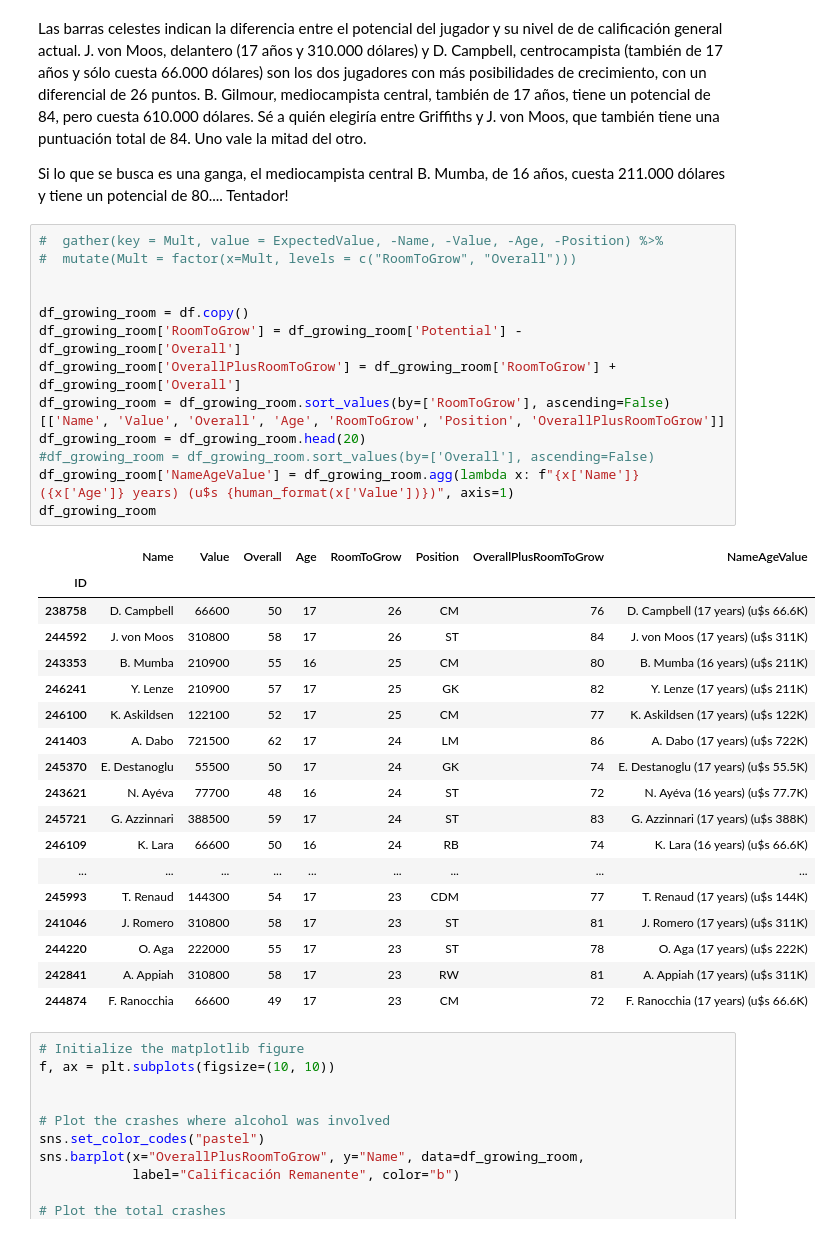
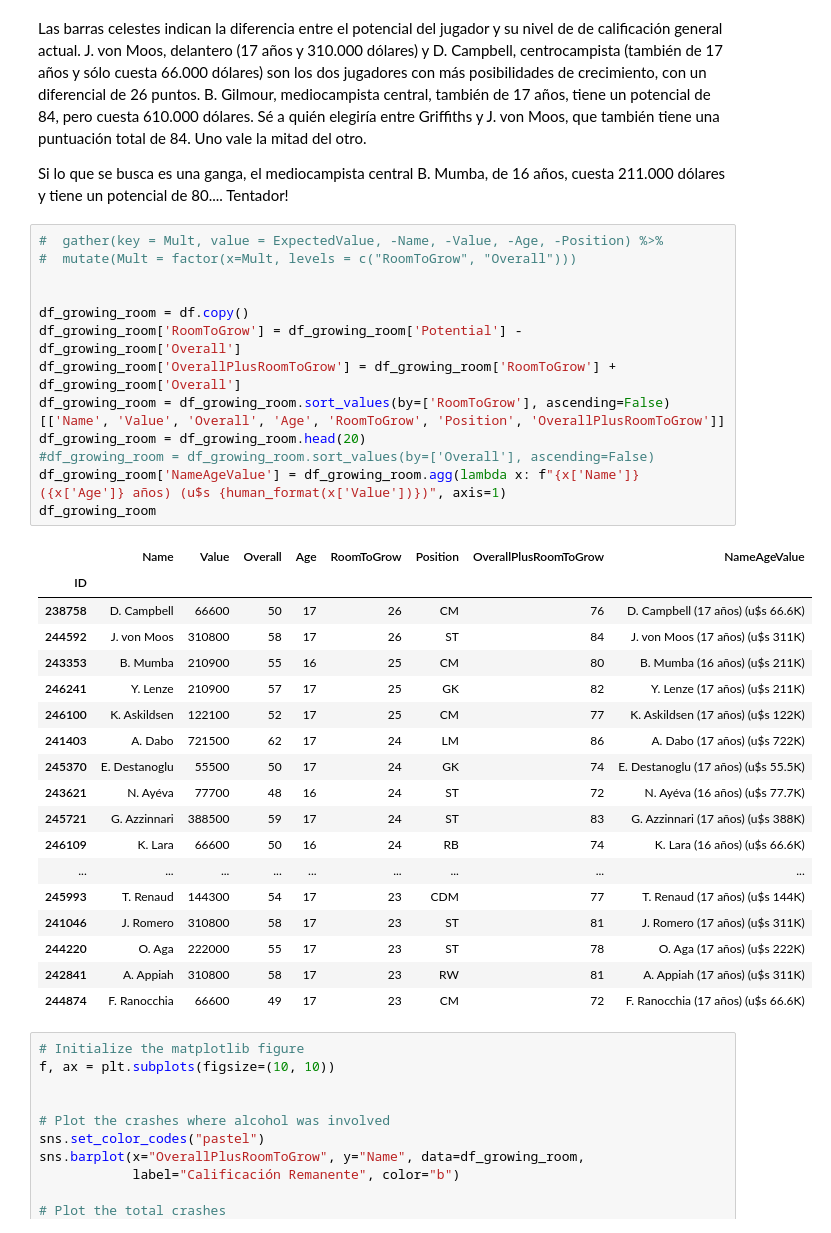
Before and after one commit to raulcarlomagno/dmuba-especializacion-futbol, a Jupyter notebook: main.ipynb, the cells around one changed output. Drawn from its saved outputs; the diff is of its cells as text.

```diff
--- a/main.ipynb
+++ b/main.ipynb
@@ -632,35 +632,35 @@ Si lo que se busca es una ganga, el mediocampista central B. Mumba, de 16 años,
 # %%
 #  gather(key = Mult, value = ExpectedValue, -Name, -Value, -Age, -Position) %>%
 #  mutate(Mult = factor(x=Mult, levels = c("RoomToGrow", "Overall")))
 
 
 df_growing_room = df.copy()
 df_growing_room['RoomToGrow'] = df_growing_room['Potential'] - df_growing_room['Overall']
 df_growing_room['OverallPlusRoomToGrow'] = df_growing_room['RoomToGrow'] + df_growing_room['Overall']
 df_growing_room = df_growing_room.sort_values(by=['RoomToGrow'], ascending=False)[['Name', 'Value', 'Overall', 'Age', 'RoomToGrow', 'Position', 'OverallPlusRoomToGrow']]
 df_growing_room = df_growing_room.head(20)
 #df_growing_room = df_growing_room.sort_values(by=['Overall'], ascending=False)
-df_growing_room['NameAgeValue'] = df_growing_room.agg(lambda x: f"{x['Name']} ({x['Age']} years) (u$s {human_format(x['Value'])})", axis=1)
+df_growing_room['NameAgeValue'] = df_growing_room.agg(lambda x: f"{x['Name']} ({x['Age']} años) (u$s {human_format(x['Value'])})", axis=1)
 df_growing_room
 # %% [output]
 |  | Name | Value | Overall | Age | RoomToGrow | Position | OverallPlusRoomToGrow | NameAgeValue |
 | ID |  |  |  |  |  |  |  |  |
-| 238758 | D. Campbell | 66600 | 50 | 17 | 26 | CM | 76 | D. Campbell (17 years) (u$s 66.6K) |
-| 244592 | J. von Moos | 310800 | 58 | 17 | 26 | ST | 84 | J. von Moos (17 years) (u$s 311K) |
-| 243353 | B. Mumba | 210900 | 55 | 16 | 25 | CM | 80 | B. Mumba (16 years) (u$s 211K) |
-| 246241 | Y. Lenze | 210900 | 57 | 17 | 25 | GK | 82 | Y. Lenze (17 years) (u$s 211K) |
-| 246100 | K. Askildsen | 122100 | 52 | 17 | 25 | CM | 77 | K. Askildsen (17 years) (u$s 122K) |
-| 241403 | A. Dabo | 721500 | 62 | 17 | 24 | LM | 86 | A. Dabo (17 years) (u$s 722K) |
-| 245370 | E. Destanoglu | 55500 | 50 | 17 | 24 | GK | 74 | E. Destanoglu (17 years) (u$s 55.5K) |
-| 243621 | N. Ayéva | 77700 | 48 | 16 | 24 | ST | 72 | N. Ayéva (16 years) (u$s 77.7K) |
-| 245721 | G. Azzinnari | 388500 | 59 | 17 | 24 | ST | 83 | G. Azzinnari (17 years) (u$s 388K) |
-| 246109 | K. Lara | 66600 | 50 | 16 | 24 | RB | 74 | K. Lara (16 years) (u$s 66.6K) |
+| 238758 | D. Campbell | 66600 | 50 | 17 | 26 | CM | 76 | D. Campbell (17 años) (u$s 66.6K) |
+| 244592 | J. von Moos | 310800 | 58 | 17 | 26 | ST | 84 | J. von Moos (17 años) (u$s 311K) |
+| 243353 | B. Mumba | 210900 | 55 | 16 | 25 | CM | 80 | B. Mumba (16 años) (u$s 211K) |
+| 246241 | Y. Lenze | 210900 | 57 | 17 | 25 | GK | 82 | Y. Lenze (17 años) (u$s 211K) |
+| 246100 | K. Askildsen | 122100 | 52 | 17 | 25 | CM | 77 | K. Askildsen (17 años) (u$s 122K) |
+| 241403 | A. Dabo | 721500 | 62 | 17 | 24 | LM | 86 | A. Dabo (17 años) (u$s 722K) |
+| 245370 | E. Destanoglu | 55500 | 50 | 17 | 24 | GK | 74 | E. Destanoglu (17 años) (u$s 55.5K) |
+| 243621 | N. Ayéva | 77700 | 48 | 16 | 24 | ST | 72 | N. Ayéva (16 años) (u$s 77.7K) |
+| 245721 | G. Azzinnari | 388500 | 59 | 17 | 24 | ST | 83 | G. Azzinnari (17 años) (u$s 388K) |
+| 246109 | K. Lara | 66600 | 50 | 16 | 24 | RB | 74 | K. Lara (16 años) (u$s 66.6K) |
 | ... | ... | ... | ... | ... | ... | ... | ... | ... |
-| 245993 | T. Renaud | 144300 | 54 | 17 | 23 | CDM | 77 | T. Renaud (17 years) (u$s 144K) |
-| 241046 | J. Romero | 310800 | 58 | 17 | 23 | ST | 81 | J. Romero (17 years) (u$s 311K) |
-| 244220 | O. Aga | 222000 | 55 | 17 | 23 | ST | 78 | O. Aga (17 years) (u$s 222K) |
-| 242841 | A. Appiah | 310800 | 58 | 17 | 23 | RW | 81 | A. Appiah (17 years) (u$s 311K) |
-| 244874 | F. Ranocchia | 66600 | 49 | 17 | 23 | CM | 72 | F. Ranocchia (17 years) (u$s 66.6K) |
+| 245993 | T. Renaud | 144300 | 54 | 17 | 23 | CDM | 77 | T. Renaud (17 años) (u$s 144K) |
+| 241046 | J. Romero | 310800 | 58 | 17 | 23 | ST | 81 | J. Romero (17 años) (u$s 311K) |
+| 244220 | O. Aga | 222000 | 55 | 17 | 23 | ST | 78 | O. Aga (17 años) (u$s 222K) |
+| 242841 | A. Appiah | 310800 | 58 | 17 | 23 | RW | 81 | A. Appiah (17 años) (u$s 311K) |
+| 244874 | F. Ranocchia | 66600 | 49 | 17 | 23 | CM | 72 | F. Ranocchia (17 años) (u$s 66.6K) |
 # %%
 # Initialize the matplotlib figure
 f, ax = plt.subplots(figsize=(10, 10))
```
Also changed, not shown: parts of 6 cells of this notebook.
